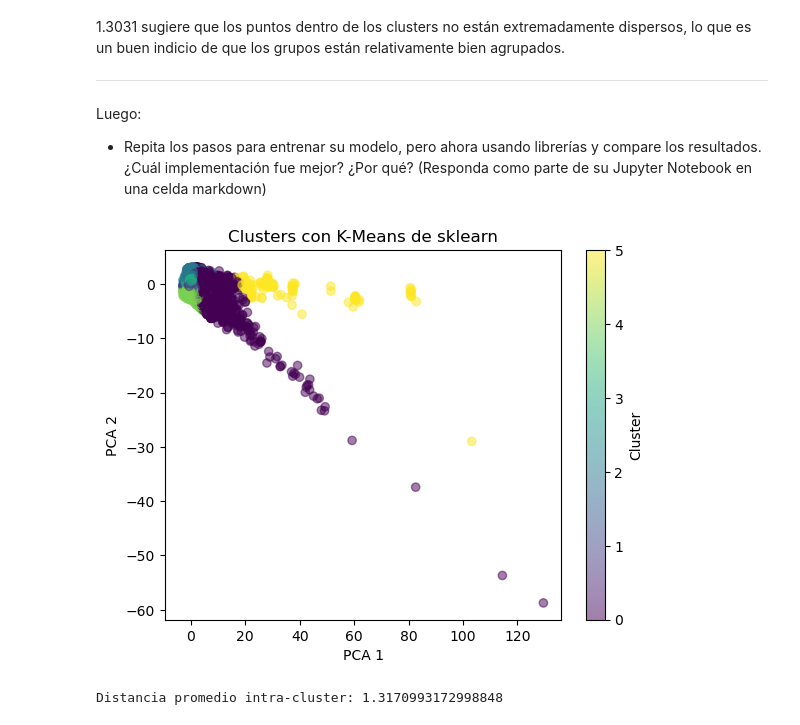
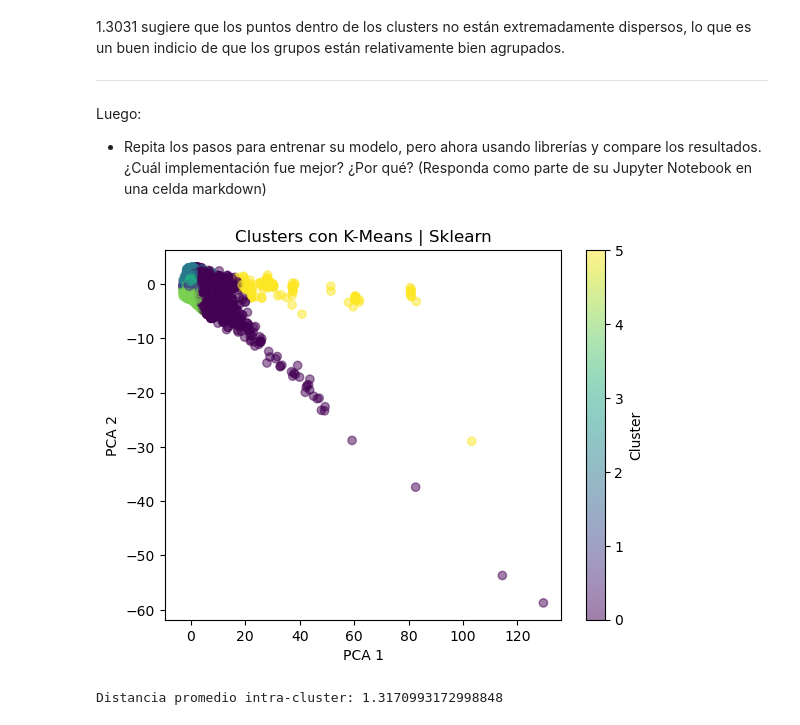
Before and after one commit to danielanavas2002/InteligenciaArtificial, a Jupyter notebook: Laboratorio/Laboratorio04/Laboratorio04.ipynb, the cells around one changed output. Saved outputs shown, nothing was run; the diff lists cells and outputs as text; code cells hidden in the pictures.

```diff
--- a/Laboratorio/Laboratorio04/Laboratorio04.ipynb
+++ b/Laboratorio/Laboratorio04/Laboratorio04.ipynb
@@ -410,35 +410,35 @@ k_opt = 6  # Usamos el mismo
 kmeans_sklearn = KMeans(n_clusters=k_opt, random_state=42)
 labels_sklearn = kmeans_sklearn.fit_predict(data_scaled)
 
 # Obtener los centros de los clusters
 centroids_sklearn = kmeans_sklearn.cluster_centers_
 
 # Visualización con PCA para los resultados de sklearn
 pca = PCA(n_components=2)
 data_pca_sklearn = pca.fit_transform(data_scaled)
 
 # Gráfico con los resultados de sklearn
 plt.scatter(data_pca_sklearn[:, 0], data_pca_sklearn[:, 1], c=labels_sklearn, cmap='viridis', alpha=0.5)
 plt.xlabel("PCA 1")
 plt.ylabel("PCA 2")
-plt.title("Clusters con K-Means de sklearn")
+plt.title("Clusters con K-Means | Sklearn")
 plt.colorbar(label="Cluster")
 plt.show()
 
 
 def intra_cluster_distance(data, labels, centroids):
     total_distance = 0
     for i in range(len(centroids)):
         cluster_points = data[labels == i]  # Puntos del cluster i
         distances = np.linalg.norm(cluster_points - centroids[i], axis=1)  # Distancia a su centroide
         total_distance += distances.sum()
     return total_distance / len(data)  # Promedio de todas las distancias
 
 # Calcular la distancia promedio intra-cluster
 intra_distance = intra_cluster_distance(data_scaled, labels_sklearn, centroids_sklearn)
 print(f"Distancia promedio intra-cluster: {intra_distance}")
 # %% [output]
-[figure, old version]
+[figure, new version]
 Distancia promedio intra-cluster: 1.3170993172998848
 # %% [markdown]
 La **distancia promedio intra-cluster** de 1.3171 obtenida al usar la implementación de K-Means de la librería *sklearn* es muy similar al valor obtenido previamente con la implementación manual de 1.3031. Un valor de 1.3171 indica que los puntos dentro de los clusters generados por la libreria están ligeramente más cerca de sus respectivos centroides en promedio, lo que sugiere que los clusters son un poco menos compactos en comparación con los generados por la implementación manual. Sin embargo, la diferencia entre ambos valores no es muy grande, lo que indica que ambas implementaciones están logrando un rendimiento similar en cuanto a la compactación de los clusters.
```
Also changed, not shown: parts of 14 cells of this notebook.
